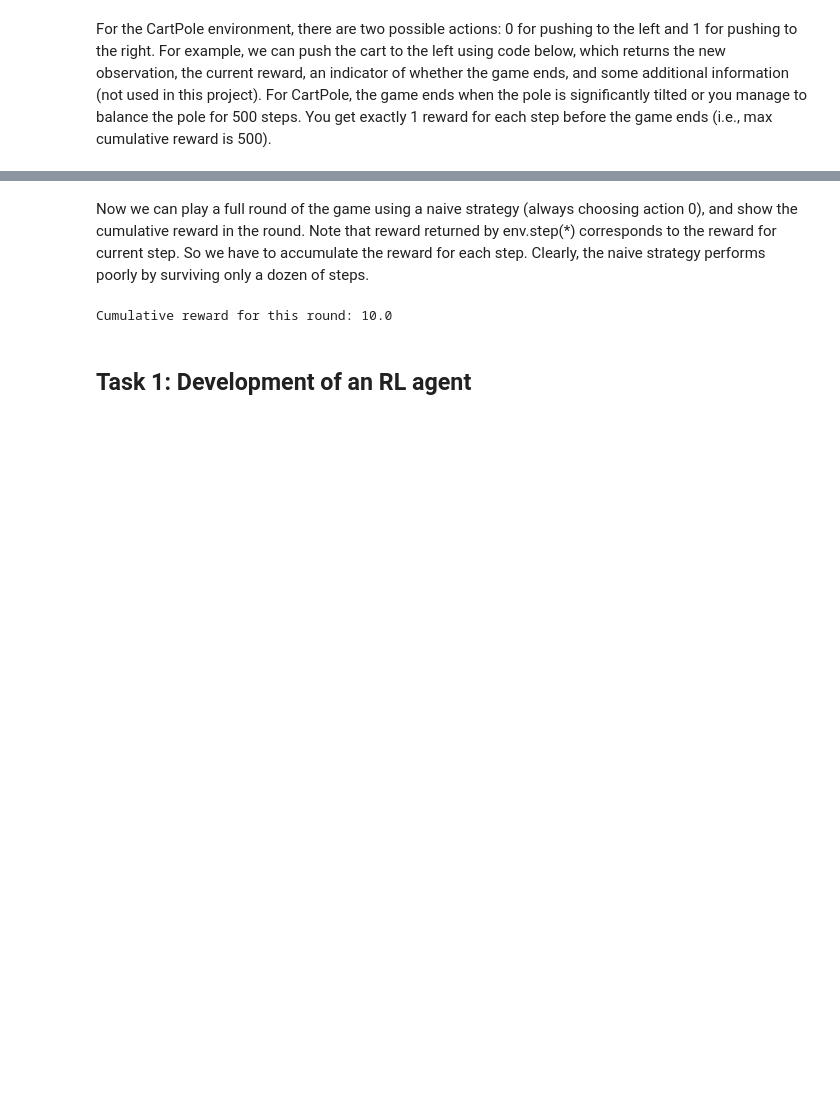
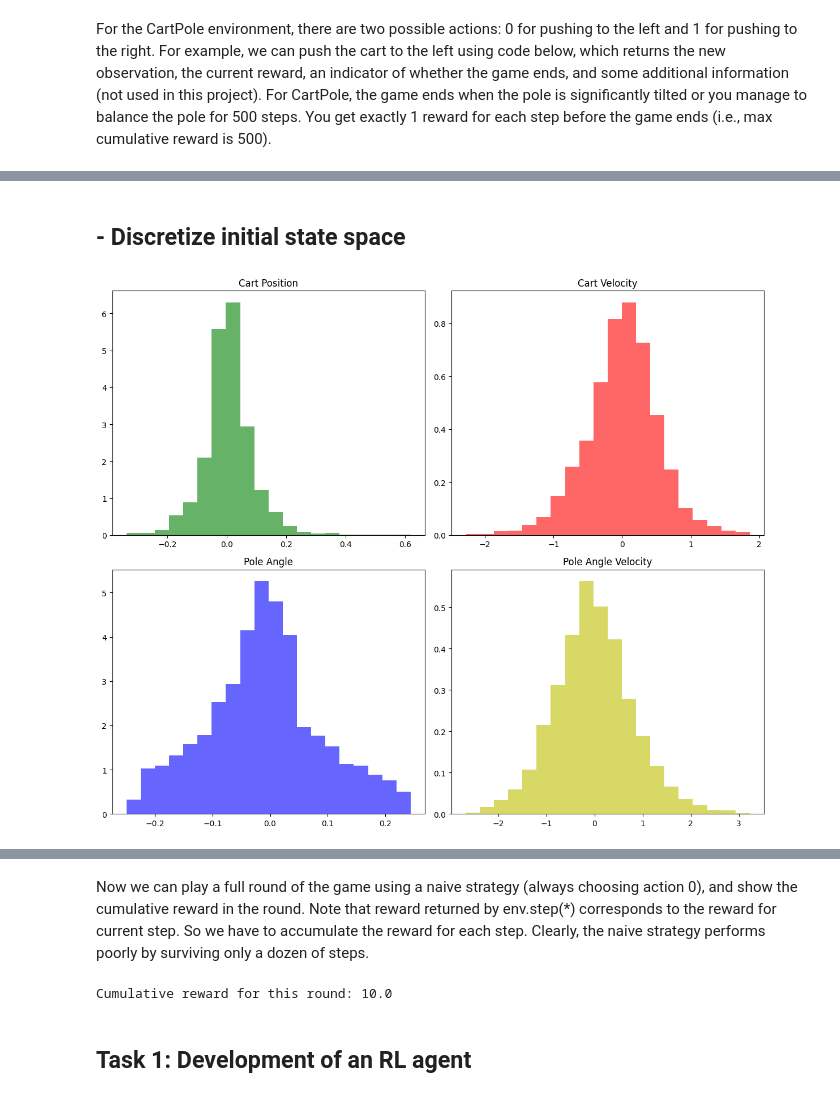
Before and after one commit to yuhaopro/SC3000-cartpole-project, a Jupyter notebook: SC3000_Lab_1_cartpole.ipynb, the cells around one changed output, grey strips where cells are left out. Cells and saved outputs as stored; diff of their text form; code cells hidden in the pictures; blank space fills up the shorter version.

Commit message:
Q learning (#1)
* feat: discretized state space with 20 bins

* test: 20 bins discretization failed, to use quantiles

```diff
--- a/SC3000_Lab_1_cartpole.ipynb
+++ b/SC3000_Lab_1_cartpole.ipynb
@@ -83,0 +85,53 @@ Is this round done? False
+# %% [markdown]
+## - Discretize initial state space
+# %%
+# To find out how we should split the observation space
+# run 100 episodes and plot the cart positions on a graph.
+
+def plot_sample_data():
+    pos = []
+    pos_vel = []
+    rad = []
+    rad_vel = []
+
+    for _ in range(100):
+        observation = env.reset()
+        done = False
+        while not done:
+            action = env.action_space.sample()
+            observation, reward, done, info = env.step(action)
+
+            pos.append(observation[0])
+            pos_vel.append(observation[1])
+            rad.append(observation[2])
+            rad_vel.append(observation[3])
+
+    # Convert lists to numpy arrays
+    pos = np.array(pos)
+    pos_vel = np.array(pos_vel)
+    rad = np.array(rad)
+    rad_vel = np.array(rad_vel)
+
+    # Directly using matplotlib for plotting
+    fig, axs = plt.subplots(2, 2, figsize=(12, 10))
+
+    axs[0, 0].hist(pos, bins=20, density=True, alpha=0.6, color='g')
+    axs[0, 0].set_title('Cart Position')
+
+    axs[0, 1].hist(pos_vel, bins=20, density=True, alpha=0.6, color='r')
+    axs[0, 1].set_title('Cart Velocity')
+
+    axs[1, 0].hist(rad, bins=20, density=True, alpha=0.6, color='b')
+    axs[1, 0].set_title('Pole Angle')
+
+    axs[1, 1].hist(rad_vel, bins=20, density=True, alpha=0.6, color='y')
+    axs[1, 1].set_title('Pole Angle Velocity')
+
+    plt.tight_layout()
+    plt.show()
+
+    return pos, pos_vel, rad, rad_vel
+
+pos, pos_vel, rad, rad_vel = plot_sample_data()
+# %% [output]
+[figure, added]
```
Also changed, not shown: parts of 14 cells of this notebook, 3 other files.
